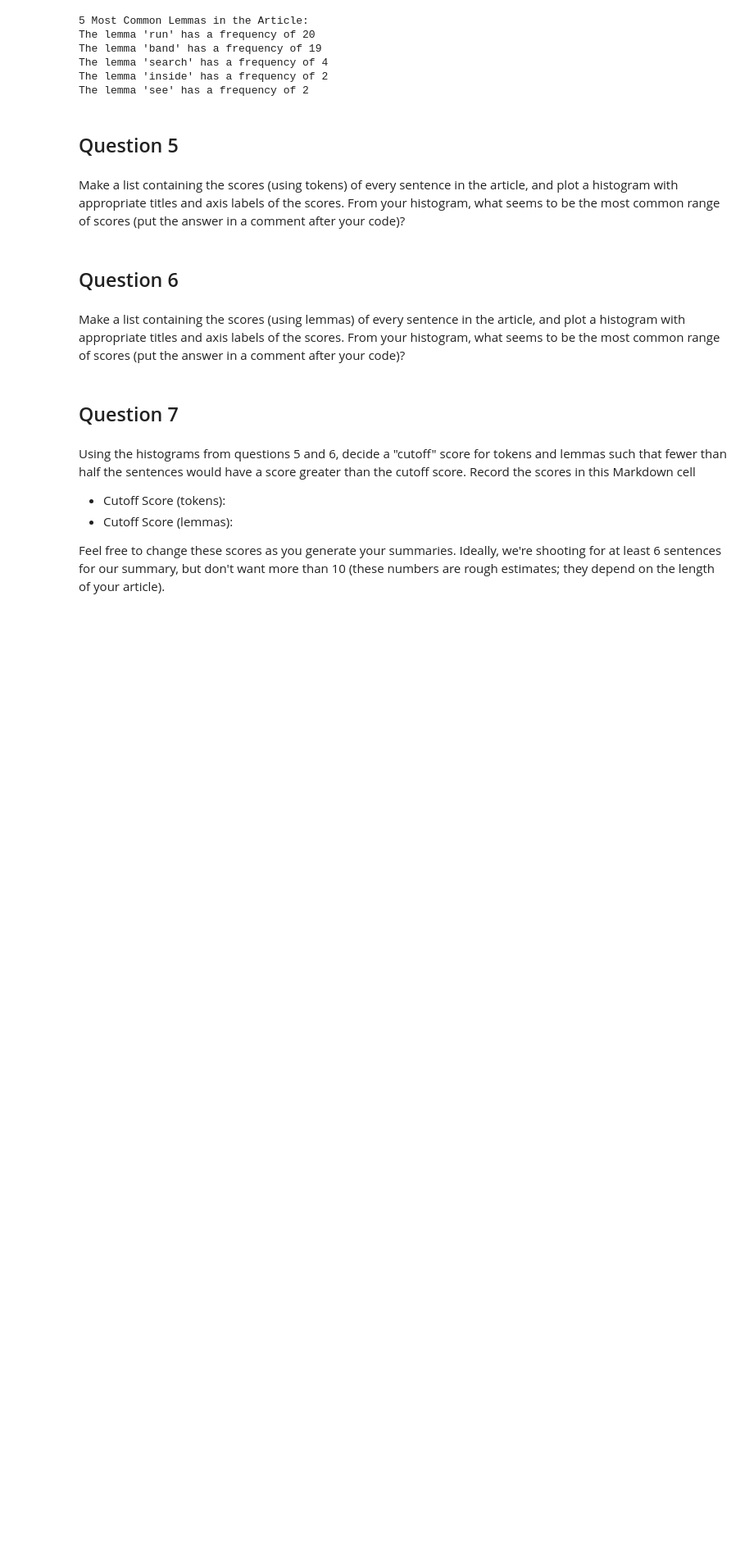
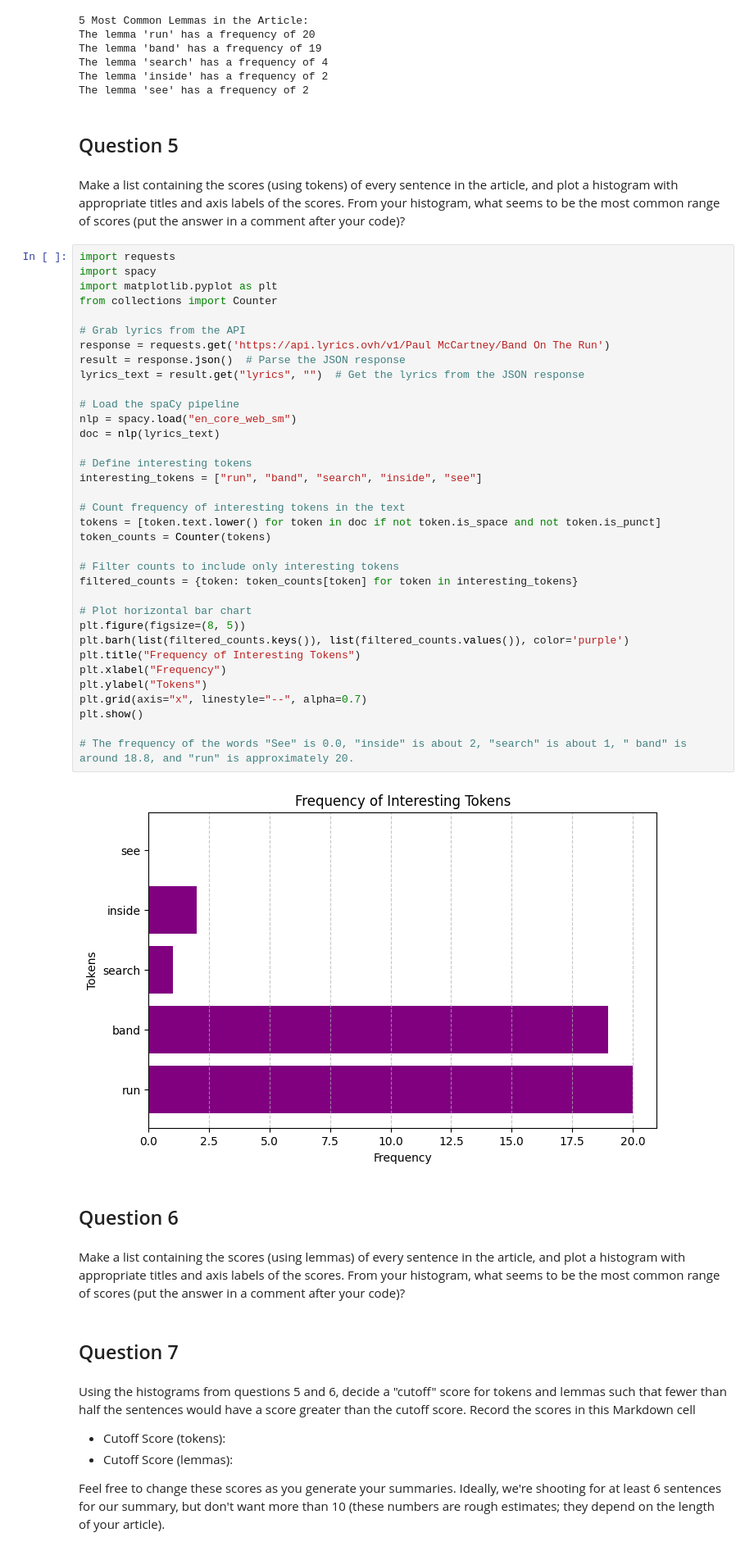
Before and after one commit to 14dstcyr/D7-Applying-Course-Skills, a Jupyter notebook: article-summarizer.ipynb, the cells around one changed output. Shown: that part at 82% size. Saved outputs shown, nothing was run; the diff lists cells and outputs as text; blank space fills up the shorter version.

```diff
--- a/article-summarizer.ipynb
+++ b/article-summarizer.ipynb
@@ -235,6 +235,43 @@ The lemma 'see' has a frequency of 2
 ## Question 5
 # %% [markdown]
 Make a list containing the scores (using tokens) of every sentence in the article, and plot a histogram with appropriate titles and axis labels of the scores. From your histogram, what seems to be the most common range of scores (put the answer in a comment after your code)?
+# %%
+import requests
+import spacy
+import matplotlib.pyplot as plt
+from collections import Counter
+
+# Grab lyrics from the API
+response = requests.get('https://api.lyrics.ovh/v1/Paul McCartney/Band On The Run')
+result = response.json()  # Parse the JSON response
+lyrics_text = result.get("lyrics", "")  # Get the lyrics from the JSON response
+
+# Load the spaCy pipeline
+nlp = spacy.load("en_core_web_sm")
+doc = nlp(lyrics_text)
+
+# Define interesting tokens
+interesting_tokens = ["run", "band", "search", "inside", "see"]
+
+# Count frequency of interesting tokens in the text
+tokens = [token.text.lower() for token in doc if not token.is_space and not token.is_punct]
+token_counts = Counter(tokens)
+
+# Filter counts to include only interesting tokens
+filtered_counts = {token: token_counts[token] for token in interesting_tokens}
+
+# Plot horizontal bar chart
+plt.figure(figsize=(8, 5))
+plt.barh(list(filtered_counts.keys()), list(filtered_counts.values()), color='purple')
+plt.title("Frequency of Interesting Tokens")
+plt.xlabel("Frequency")
+plt.ylabel("Tokens")
+plt.grid(axis="x", linestyle="--", alpha=0.7)
+plt.show()
+
+# The frequency of the words "See" is 0.0, "inside" is about 2, "search" is about 1, " band" is around 18.8, and "run" is approximately 20.
+# %% [output]
+[figure, added]
 # %% [markdown]
 ## Question 6
 # %% [markdown]
```
Also changed, not shown: parts of 1 cell of this notebook.
